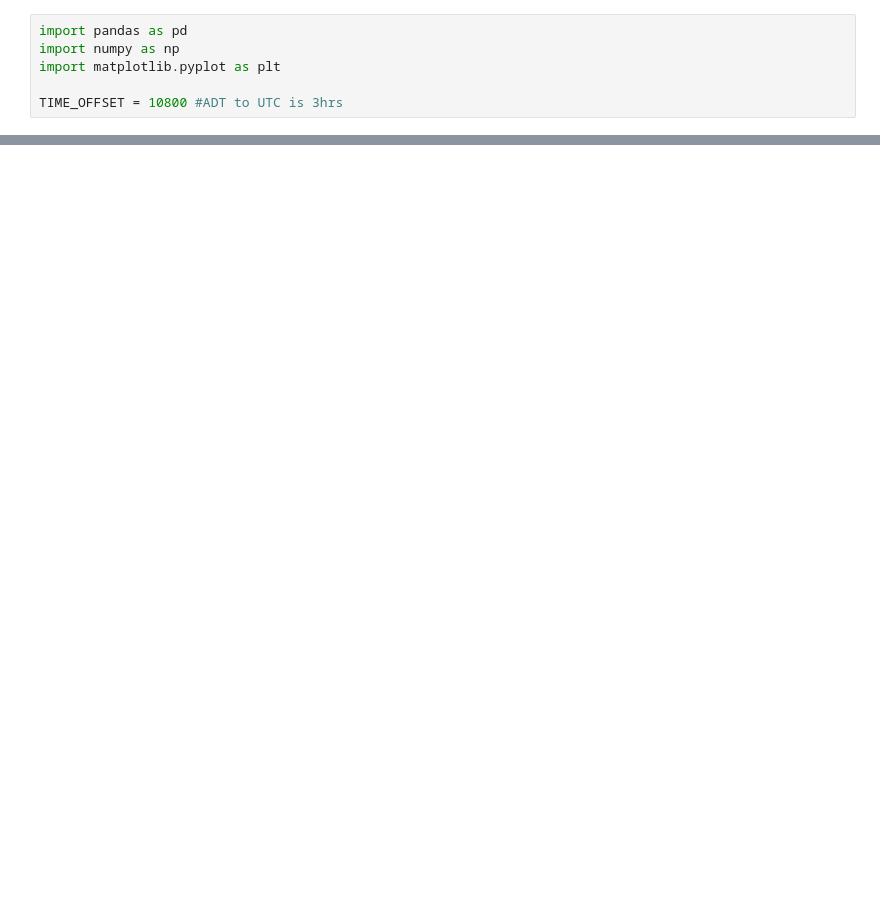
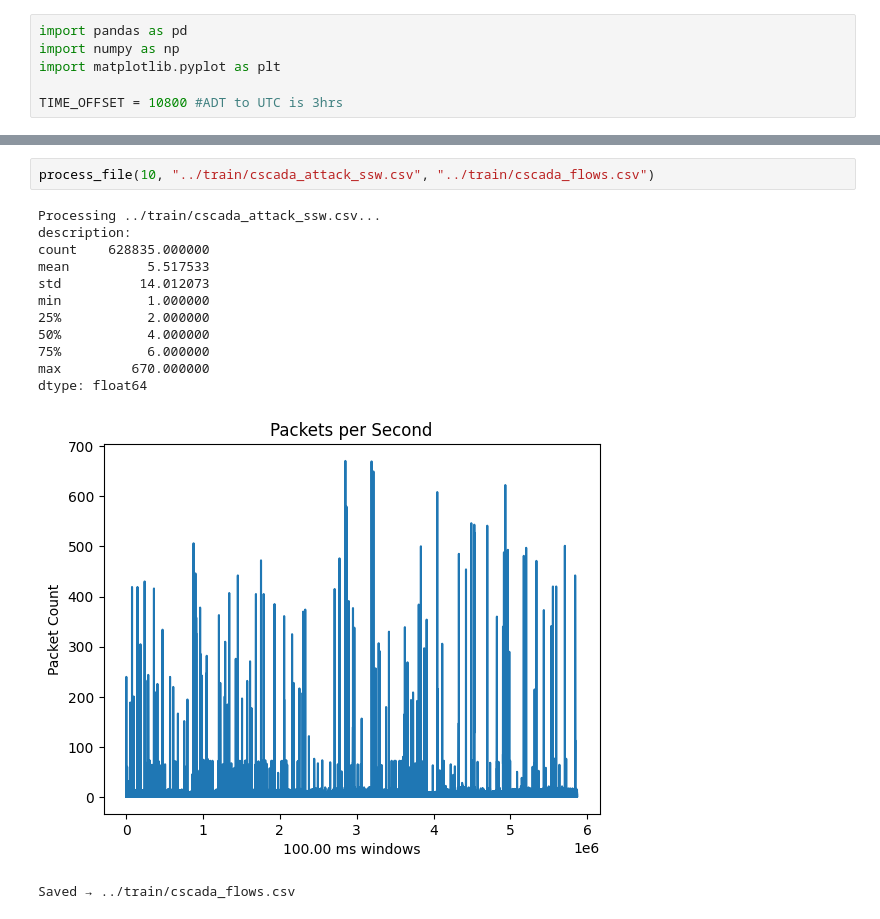
Before and after one commit to SameerCS23iitm/ugrc, a Jupyter notebook: src/adt_utc.ipynb, the cells around one changed output, grey strips where cells are left out. Saved outputs shown, nothing was run; the diff lists cells and outputs as text; blank space fills up the shorter version.

```diff
--- a/src/adt_utc.ipynb
+++ b/src/adt_utc.ipynb
@@ -100,0 +120,16 @@ Saved → ../train/external_flows.csv
+# %%
+process_file(10, "../train/cscada_attack_ssw.csv", "../train/cscada_flows.csv")
+# %% [output]
+Processing ../train/cscada_attack_ssw.csv...
+description:
+count    628835.000000
+mean          5.517533
+std          14.012073
+min           1.000000
+25%           2.000000
+50%           4.000000
+75%           6.000000
+max         670.000000
+dtype: float64
+[figure, added]
+Saved → ../train/cscada_flows.csv
```
Also changed, not shown: parts of 6 cells of this notebook, 1 other file.
